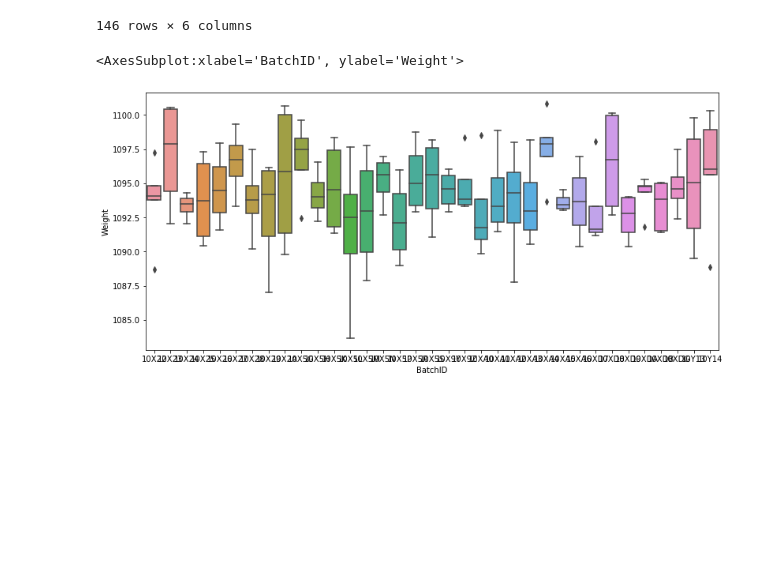
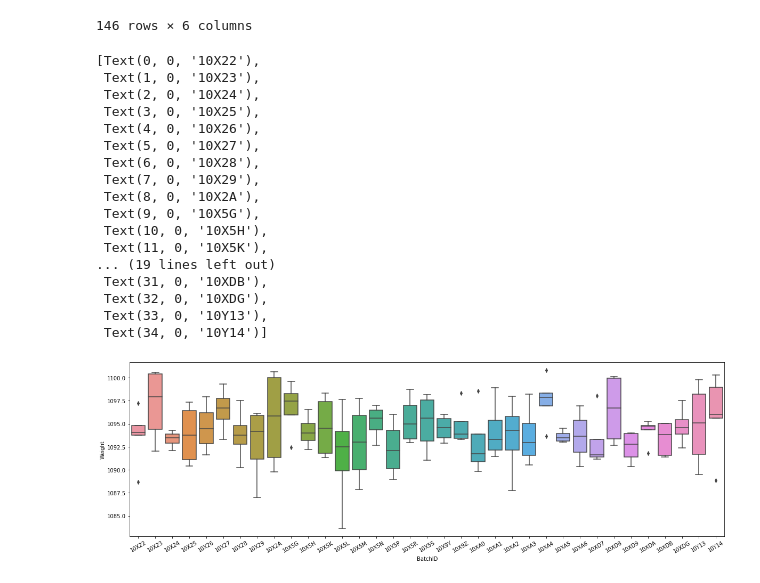
Before and after one commit to LeonardCherepanov/DZ-15, a Jupyter notebook: DZ-15.ipynb, the cells around one changed output. Saved outputs shown, nothing was run; the diff lists cells and outputs as text; code cells hidden in the pictures; blank space fills up the shorter version.

```diff
--- a/DZ-15.ipynb
+++ b/DZ-15.ipynb
@@ -103,8 +103,30 @@ data3_plot
 | 144 | 10Y14 | 81d77ca7-0096-4e4b-89a3-f2c49321dd4f | 1098.955 | 1039.3 | 1094 | 1148.7 |
 | 145 | 10Y14 | ccf57f19-5dd0-4cb8-ae65-fa4cd5f11844 | 1100.330 | 1039.3 | 1094 | 1148.7 |
 146 rows × 6 columns
-# %%
-sns.boxplot(x='BatchID', y='Weight', data=data3_plot)
-# %% [output]
-<AxesSubplot:xlabel='BatchID', ylabel='Weight'>
-[figure, removed]
+# %%
+from pylab import rcParams
+rcParams['figure.figsize'] = 20,6
+# %%
+g = sns.boxplot(x='BatchID', y='Weight', data=data3_plot)
+g.set_xticklabels(g.get_xticklabels(),rotation=30)
+# plt.setp(g.get_xticklabels(), rotation=45)
+# g.set_xticks(rotation=30)
+# %% [output]
+[Text(0, 0, '10X22'),
+ Text(1, 0, '10X23'),
+ Text(2, 0, '10X24'),
+ Text(3, 0, '10X25'),
+ Text(4, 0, '10X26'),
+ Text(5, 0, '10X27'),
+ Text(6, 0, '10X28'),
+ Text(7, 0, '10X29'),
+ Text(8, 0, '10X2A'),
+ Text(9, 0, '10X5G'),
+ Text(10, 0, '10X5H'),
+ Text(11, 0, '10X5K'),
+... (19 lines left out)
+ Text(31, 0, '10XDB'),
+ Text(32, 0, '10XDG'),
+ Text(33, 0, '10Y13'),
+ Text(34, 0, '10Y14')]
+[figure, added]
```
